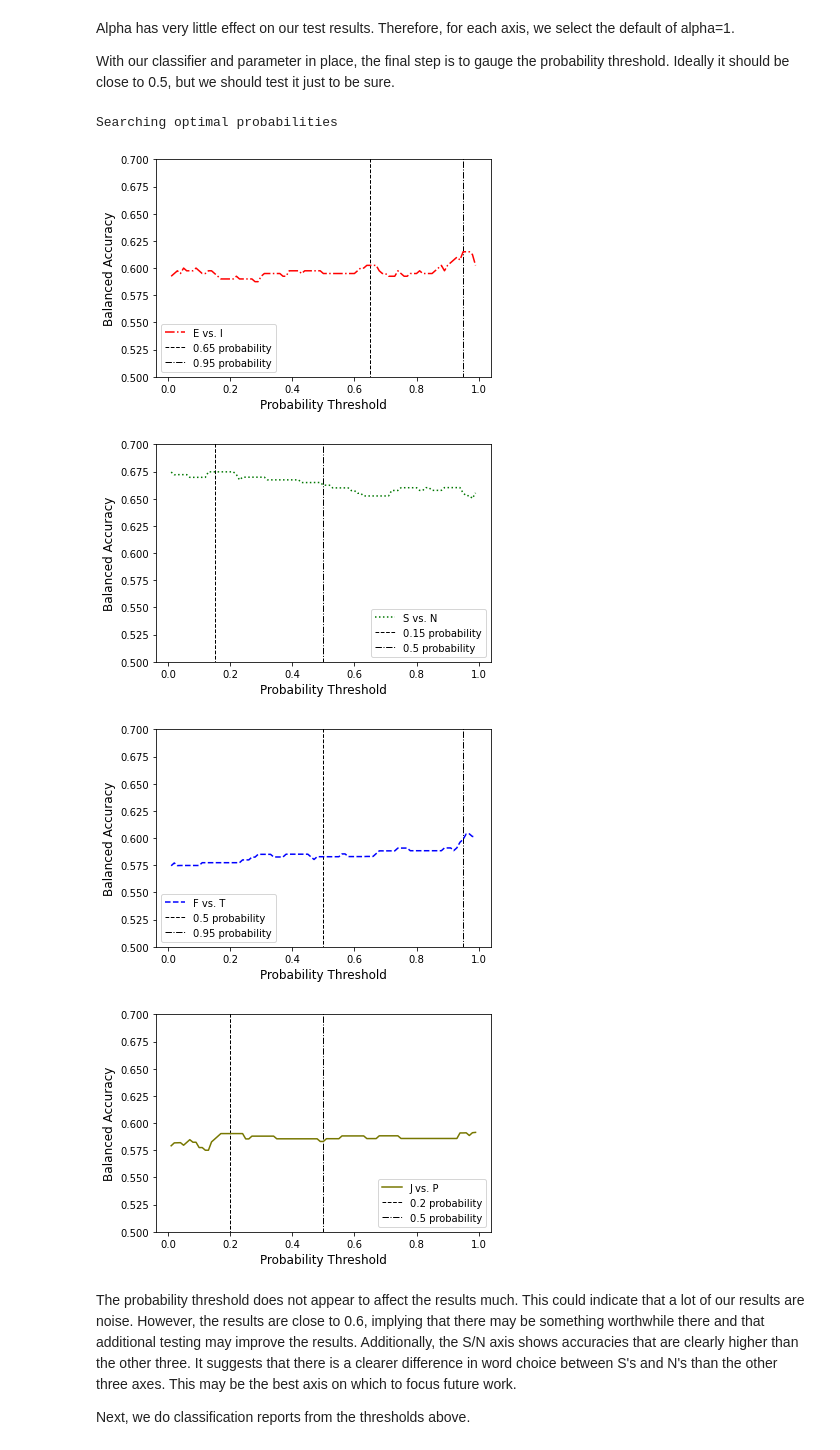
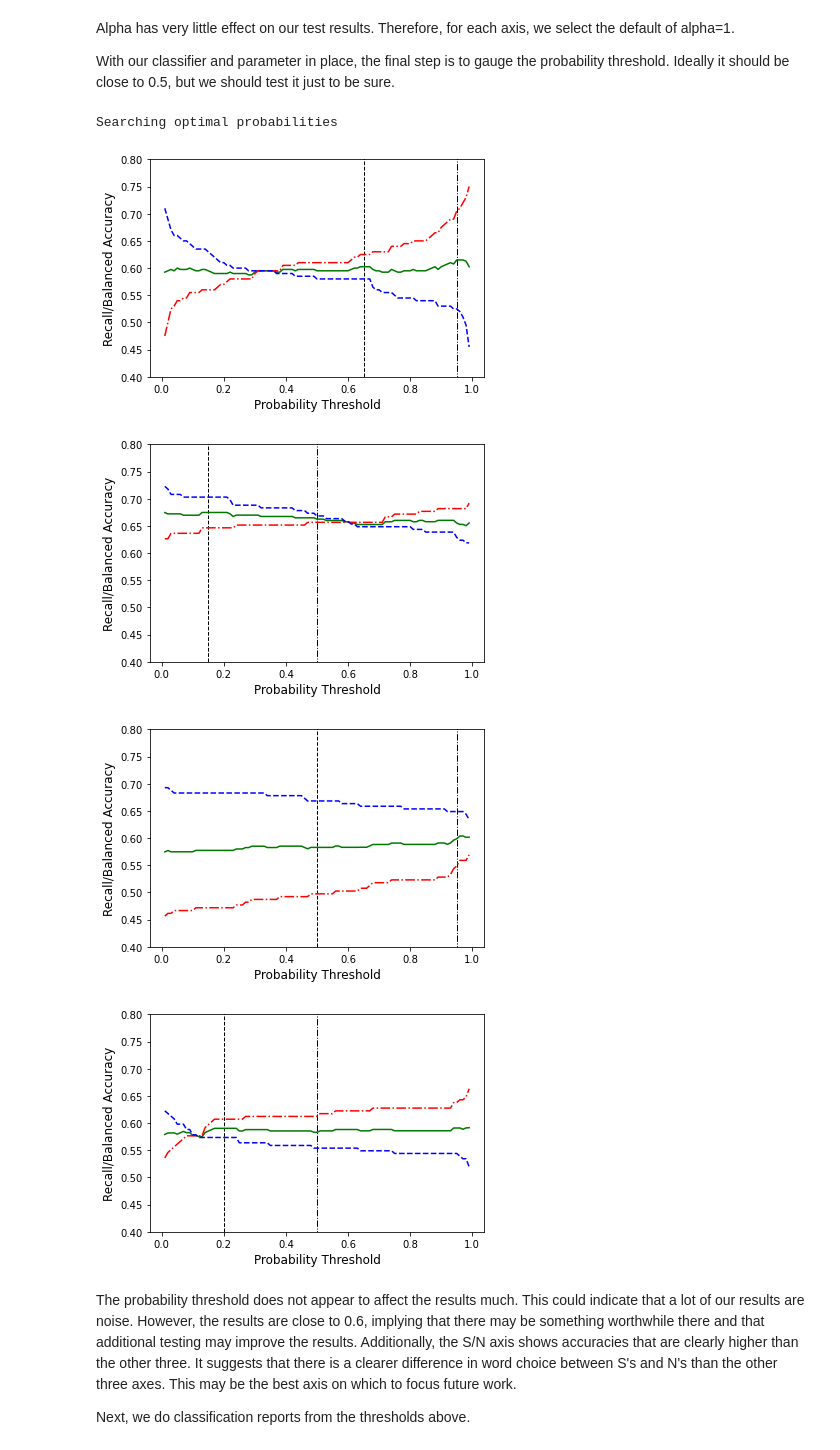
Before and after one commit to BarrettNB/Twitter_MBTI_predictor, a Jupyter notebook: 3_Modeling.ipynb, the cells around one changed output. Saved outputs shown, nothing was run; the diff lists cells and outputs as text; code cells hidden in the pictures.

Commit message:
Add individual recalls to charts

```diff
--- a/3_Modeling.ipynb
+++ b/3_Modeling.ipynb
@@ -210,49 +211,55 @@ probability threshold. Ideally it should be close to 0.5, but we should test
 it just to be sure.
 # %%
 dist_from_half = 0.5
+alpha = 1
 prob_range = np.arange(0.5-dist_from_half, 0.5+dist_from_half+1e-10, 0.01)
-test_score = pd.DataFrame(np.empty([prob_range.size, 4]), columns=test_letters)
-alpha = 1
+balanced_recall = pd.DataFrame(
+    np.empty([prob_range.size, 4]), columns=test_letters)
+recall_0 = balanced_recall.copy()
+recall_1 = balanced_recall.copy()
 print('Searching optimal probabilities')
 for i, test_letter in enumerate(test_letters):
     y = tweets_per_author[test_letter]
     X_train, X_test, y_train, y_test = train_test_split(
         X, y, test_size=test_size, random_state=0)
 
     clf = MultinomialNB(alpha=alpha).fit(X_train, y_train)
     for j, prob in enumerate(prob_range):
         y_pred = clf.predict_proba(X_test)[:,1] > prob
-        score = balanced_accuracy_score(y_test, y_pred)
-        test_score.iloc[j, i] = score
+        balanced_recall.iloc[j, i] = balanced_accuracy_score(y_test, y_pred)
+        precision_recall = precision_recall_fscore_support(
+            y_test, y_pred, zero_division=0) #avoids warnings
+        recall_0.iloc[j, i] = precision_recall[1][0]
+        recall_1.iloc[j, i] = precision_recall[1][1]
 
 get_label = lambda i: f'{letters[i][0]} vs. {letters[i][1]}'
 color = ['r', '#007700', 'b', '#777700']
 ls = ['-.', ':', '--', '-']
 fontsize = 12
 probabilities = ([0.65, 0.95],
                  [0.15, 0.5],
                  [0.5, 0.95],
                  [0.2, 0.5])
 for i, letter in enumerate(test_letters):
     fig, ax = plt.subplots()
     label = get_label(i)
-    ax.plot(prob_range[1:-1], test_score[1:-1][letter], c=color[i], ls=ls[i],
-            label=label)
+    ax.plot(prob_range[1:-1], balanced_recall[1:-1][letter], c='#007700')
+    ax.plot(prob_range[1:-1], recall_0[1:-1][letter], c='r', ls='-.')
+    ax.plot(prob_range[1:-1], recall_1[1:-1][letter], c='b', ls='--')
     ax.set_xlabel('Probability Threshold', fontsize=fontsize)
-    ax.set_ylabel('Balanced Accuracy', fontsize=fontsize)
+    ax.set_ylabel('Recall/Balanced Accuracy', fontsize=fontsize)
     proba_pair = probabilities[i]
     for j in [0, 1]:
         proba = proba_pair[j]
         ax.vlines(proba, 0, 1, colors=['k'], lw=1, ls=['--', '-.'][j],
                   label=f'{proba} probability')
-    ax.set_ylim(0.5, 0.7)
-    ax.legend(loc=['lower right', 'lower left'][i in (0, 2)])
+    ax.set_ylim(0.4, 0.8)
 # %% [output]
 Searching optimal probabilities
-[figure, old version]
+[figure, new version]
-[figure, old version]
+[figure, new version]
-[figure, old version]
+[figure, new version]
-[figure, old version]
+[figure, new version]
 # %% [markdown]
 The probability threshold does not appear to affect the results much. This
 could indicate that a lot of our results are noise. However, the results are
```
Also changed, not shown: parts of 2 cells of this notebook.
